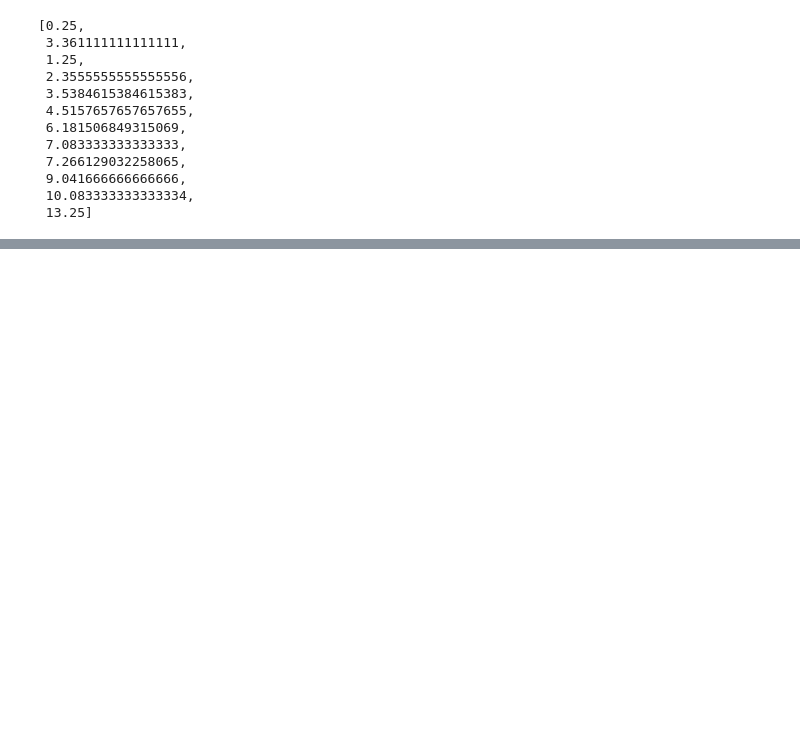
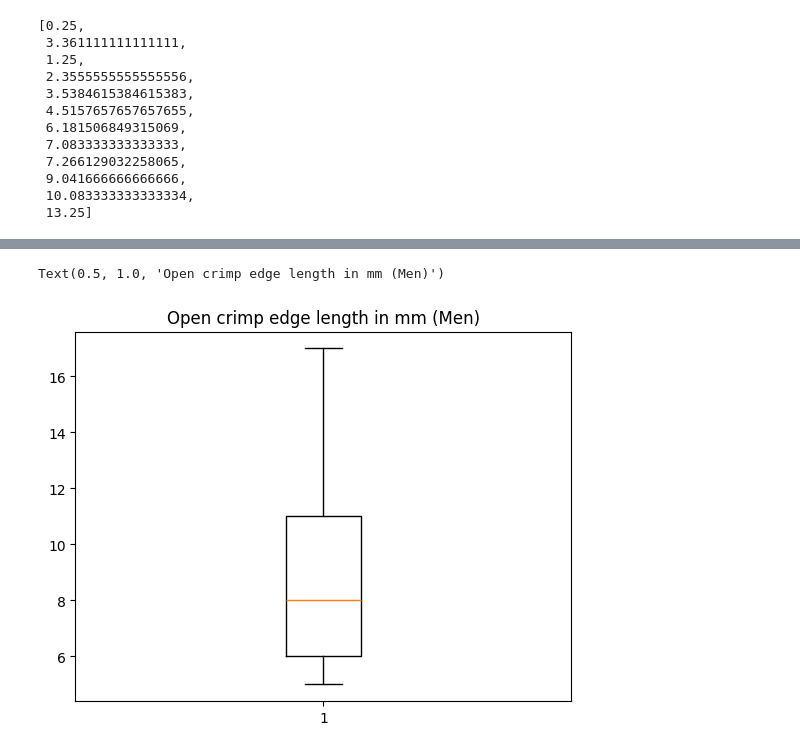
Before and after one commit to bonkacardonut/climbing-grade-analysis, a Jupyter notebook: notebooks/csk-final.ipynb, the cells around one changed output, grey strips where cells are left out. Cells and saved outputs as stored; diff of their text form; code cells hidden in the pictures; blank space fills up the shorter version.

Commit message:
Code and formatting clean up

```diff
--- a/notebooks/csk-final.ipynb
+++ b/notebooks/csk-final.ipynb
@@ -530,0 +469,18 @@ Name: Max pull up reps, dtype: float64
+# %%
+# men
+# dfc_men.groupby('The V grade you can send 90-100% of routes (numeric)')['Max pull up reps'].mean()
+v7_men = dfc_men[dfc_men['The V grade you can send 90-100% of routes (numeric)']==7]
+v7_men = v7_men.dropna()
+v7_men = v7_men['Open crimp (10 seconds) - Min Edge (mm, cleaned)'].tolist()
+
+# women
+v7_women = dfc_women[dfc_women['The V grade you can send 90-100% of routes (numeric)']==7]
+# v7_women = v7_women[v7_men['Max pull up reps'] <= 1000]
+v7_women = v7_women.dropna()
+v7_women = v7_women["Open crimp (10 seconds) - Min Edge (mm, cleaned)"].tolist()
+
+plt.boxplot(v7_men)
+plt.title("Open crimp edge length in mm (Men)")
+# %% [output]
+Text(0.5, 1.0, 'Open crimp edge length in mm (Men)')
+[figure, added]
```
Also changed, not shown: parts of 19 cells of this notebook, 1 other file.
